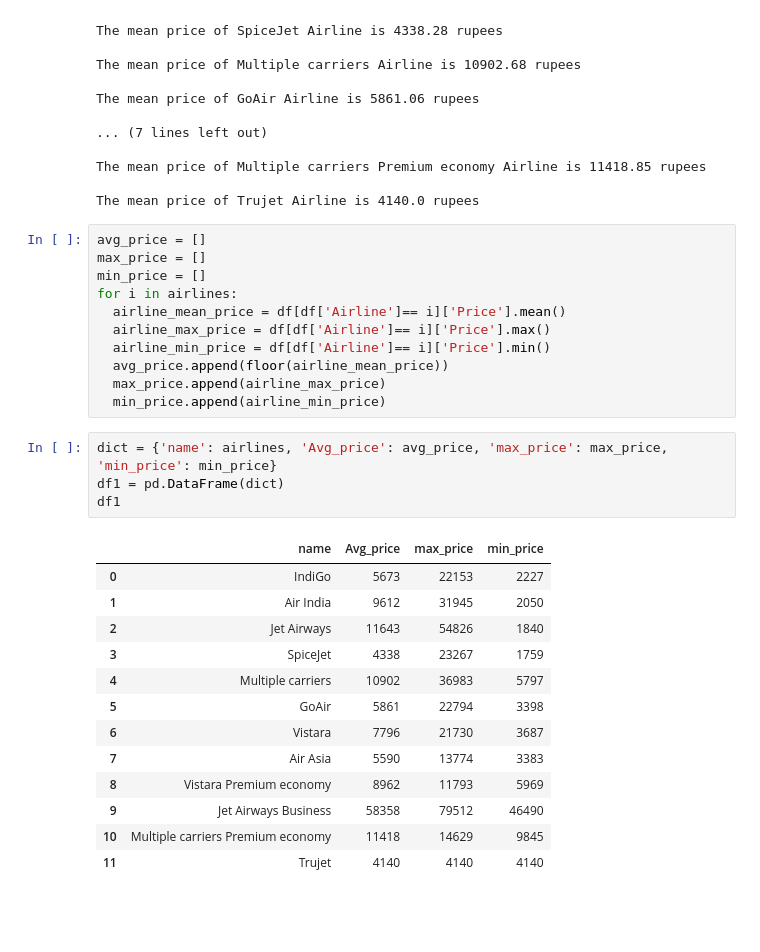
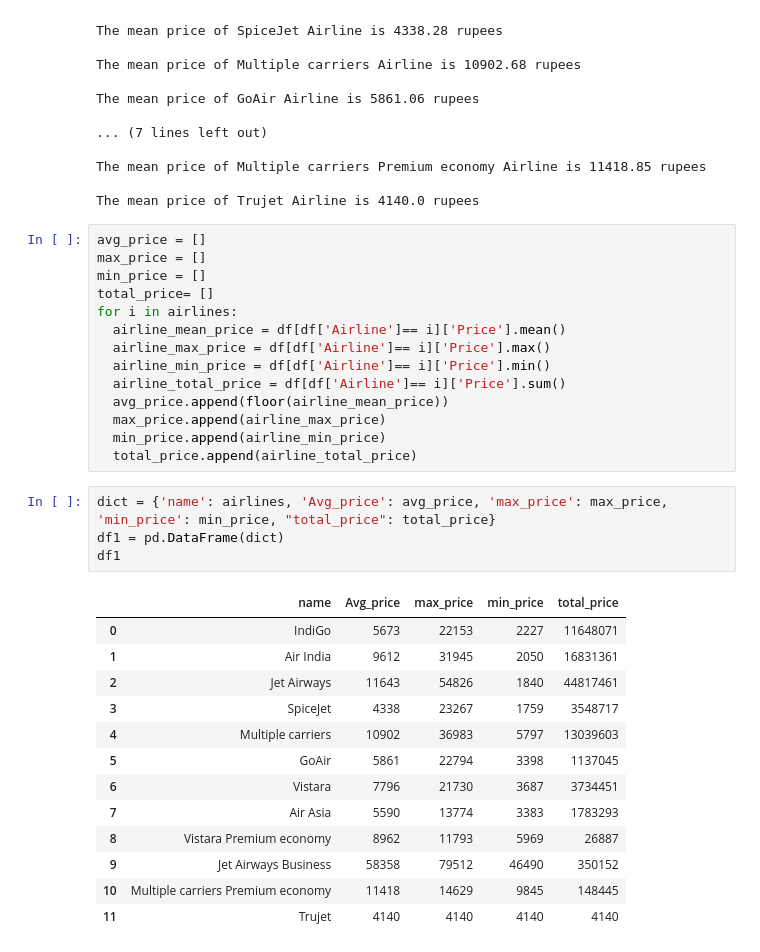
Before and after one commit to chandansinghthakur/flight_price_prediction, a Jupyter notebook: Flight_price_prediction_EDA.ipynb, the cells around one changed output. Cells and saved outputs as stored; diff of their text form; blank space fills up the shorter version.

```diff
--- a/Flight_price_prediction_EDA.ipynb
+++ b/Flight_price_prediction_EDA.ipynb
@@ -283,28 +283,31 @@ The mean price of Trujet Airline is 4140.0 rupees
 avg_price = []
 max_price = []
 min_price = []
+total_price= []
 for i in airlines:
   airline_mean_price = df[df['Airline']== i]['Price'].mean()
   airline_max_price = df[df['Airline']== i]['Price'].max()
   airline_min_price = df[df['Airline']== i]['Price'].min()
+  airline_total_price = df[df['Airline']== i]['Price'].sum()
   avg_price.append(floor(airline_mean_price))
   max_price.append(airline_max_price)
   min_price.append(airline_min_price)
+  total_price.append(airline_total_price)
 # %%
-dict = {'name': airlines, 'Avg_price': avg_price, 'max_price': max_price, 'min_price': min_price}
+dict = {'name': airlines, 'Avg_price': avg_price, 'max_price': max_price, 'min_price': min_price, "total_price": total_price}
 df1 = pd.DataFrame(dict)
 df1
 # %% [output]
-|  | name | Avg_price | max_price | min_price |
-| 0 | IndiGo | 5673 | 22153 | 2227 |
-| 1 | Air India | 9612 | 31945 | 2050 |
-| 2 | Jet Airways | 11643 | 54826 | 1840 |
-| 3 | SpiceJet | 4338 | 23267 | 1759 |
-| 4 | Multiple carriers | 10902 | 36983 | 5797 |
-| 5 | GoAir | 5861 | 22794 | 3398 |
-| 6 | Vistara | 7796 | 21730 | 3687 |
-| 7 | Air Asia | 5590 | 13774 | 3383 |
-| 8 | Vistara Premium economy | 8962 | 11793 | 5969 |
-| 9 | Jet Airways Business | 58358 | 79512 | 46490 |
-| 10 | Multiple carriers Premium economy | 11418 | 14629 | 9845 |
-| 11 | Trujet | 4140 | 4140 | 4140 |
+|  | name | Avg_price | max_price | min_price | total_price |
+| 0 | IndiGo | 5673 | 22153 | 2227 | 11648071 |
+| 1 | Air India | 9612 | 31945 | 2050 | 16831361 |
+| 2 | Jet Airways | 11643 | 54826 | 1840 | 44817461 |
+| 3 | SpiceJet | 4338 | 23267 | 1759 | 3548717 |
+| 4 | Multiple carriers | 10902 | 36983 | 5797 | 13039603 |
+| 5 | GoAir | 5861 | 22794 | 3398 | 1137045 |
+| 6 | Vistara | 7796 | 21730 | 3687 | 3734451 |
+| 7 | Air Asia | 5590 | 13774 | 3383 | 1783293 |
+| 8 | Vistara Premium economy | 8962 | 11793 | 5969 | 26887 |
+| 9 | Jet Airways Business | 58358 | 79512 | 46490 | 350152 |
+| 10 | Multiple carriers Premium economy | 11418 | 14629 | 9845 | 148445 |
+| 11 | Trujet | 4140 | 4140 | 4140 | 4140 |
```
